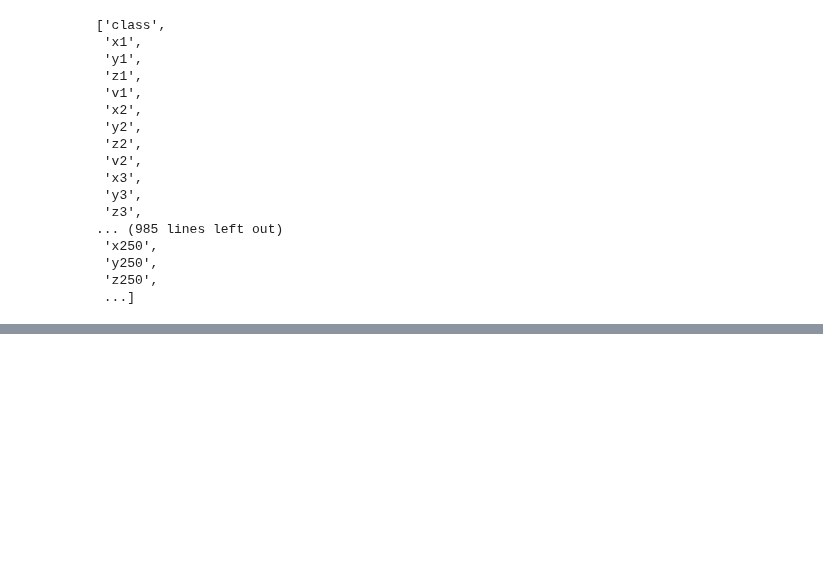
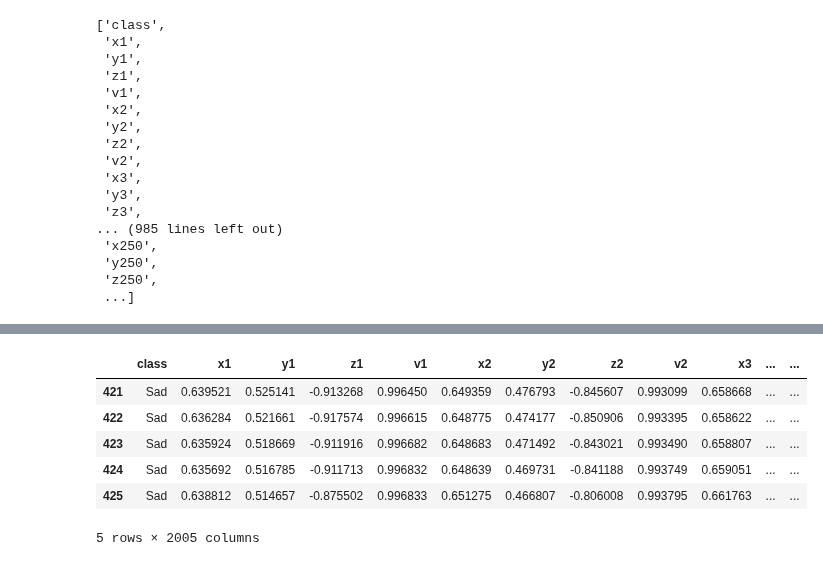
Before and after one commit to Sheenamittal/BodySpeak, a Jupyter notebook: file.ipynb, the cells around one changed output, grey strips where cells are left out. Saved outputs shown, nothing was run; the diff lists cells and outputs as text; code cells hidden in the pictures; blank space fills up the shorter version.

```diff
--- a/file.ipynb
+++ b/file.ipynb
@@ -238,0 +258,10 @@ array([ 5.86424112e-01,  6.79709494e-01, -1.05769730e+00,  9.99772251e-01,
+# %%
+df.tail()
+# %% [output]
+|  | class | x1 | y1 | z1 | v1 | x2 | y2 | z2 | v2 | x3 | ... | ... |
+| 421 | Sad | 0.639521 | 0.525141 | -0.913268 | 0.996450 | 0.649359 | 0.476793 | -0.845607 | 0.993099 | 0.658668 | ... | ... |
+| 422 | Sad | 0.636284 | 0.521661 | -0.917574 | 0.996615 | 0.648775 | 0.474177 | -0.850906 | 0.993395 | 0.658622 | ... | ... |
+| 423 | Sad | 0.635924 | 0.518669 | -0.911916 | 0.996682 | 0.648683 | 0.471492 | -0.843021 | 0.993490 | 0.658807 | ... | ... |
+| 424 | Sad | 0.635692 | 0.516785 | -0.911713 | 0.996832 | 0.648639 | 0.469731 | -0.841188 | 0.993749 | 0.659051 | ... | ... |
+| 425 | Sad | 0.638812 | 0.514657 | -0.875502 | 0.996833 | 0.651275 | 0.466807 | -0.806008 | 0.993795 | 0.661763 | ... | ... |
+5 rows × 2005 columns
```
Also changed, not shown: parts of 19 cells of this notebook, 1 other file.
